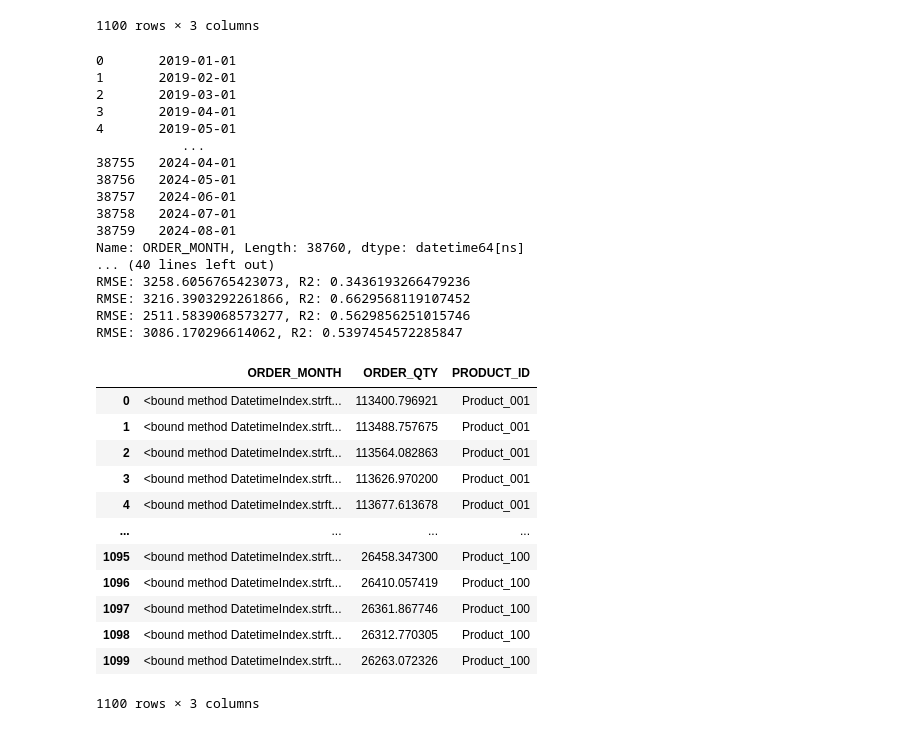
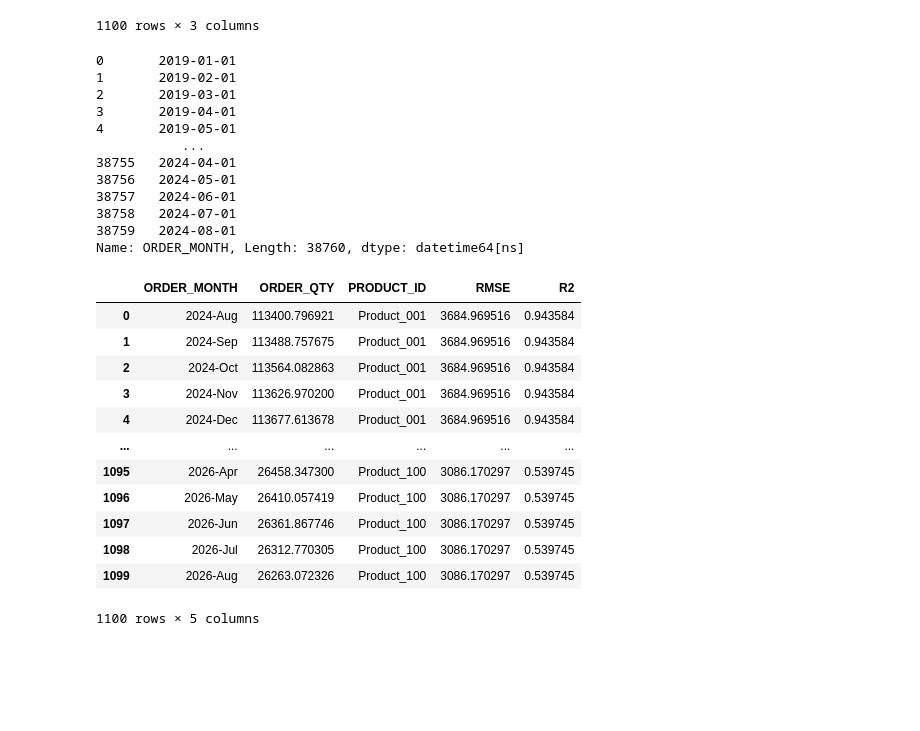
Before and after one commit to diptibhunde/ManufacturingRepo, a Jupyter notebook: Saiteja/testing/Final_Linear_Regression.ipynb, the cells around one changed output. Cells and saved outputs as stored; diff of their text form; code cells hidden in the pictures; blank space fills up the shorter version.

```diff
--- a/Saiteja/testing/Final_Linear_Regression.ipynb
+++ b/Saiteja/testing/Final_Linear_Regression.ipynb
@@ -908,8 +908,8 @@ def forecast_for_product(product_df, num_lags=6, forecast_periods=25):
     r2 = r2_score(y_test, y_pred)
 
     # Forecast for the next 25 months
-    # Create a new DataFrame for future months (last day of the month)
-    future_months = pd.date_range(product_df['ORDER_MONTH'].max(), periods=forecast_periods, freq='M')
+    # Create a new DataFrame for future months (start of the month)
+    future_months = pd.date_range(product_df['ORDER_MONTH'].max(), periods=forecast_periods, freq='MS')
 
     # Initialize the last known lag values, UNIT_PRICE, LEAD_TIME_IN_WEEKS, and ORDER_MONTH_ORDINAL
     last_lags = list(product_df[lag_columns].iloc[-1])
@@ -938,63 +938,57 @@ def forecast_for_product(product_df, num_lags=6, forecast_periods=25):
         last_lags = [future_pred] + last_lags[:-1]  # Shift the lags with the new prediction
 
     # Format future_months as 'YYYY-MMM' (e.g., '2024-Aug')
-    future_months_formatted = future_months.strftime
+    future_months_formatted = future_months.strftime('%Y-%b')
 
     # Create a DataFrame for this product's future ORDER_QTY predictions
-    print(f"RMSE: {rmse}, R2: {r2}")
     future_forecast_df = pd.DataFrame({
         'ORDER_MONTH': future_months_formatted,
         'Predicted_ORDER_QTY': future_preds,
         'PRODUCT_ID': product_df['PRODUCT_ID'].iloc[0],  # Add the PRODUCT_ID to each row
-    #     'RMSE': rmse,  # Include the RMSE value for this product
-    #    'R2': r2       # Include the R² value for this product
+        'RMSE': rmse,  # Include the RMSE value for this product
+        'R2': r2       # Include the R² value for this product
     })
 
     return future_forecast_df
 
 # Initialize an empty DataFrame to store all product forecasts
 all_products_forecast_df = pd.DataFrame()
 
 # Loop over each product group by 'PRODUCT_ID'
 for product_id, product_df in df.groupby('PRODUCT_ID'):
     # Apply the forecast function for each product
     product_forecast_df = forecast_for_product(product_df)
 
     # Append the forecast for this product to the overall forecast DataFrame
     all_products_forecast_df = pd.concat([all_products_forecast_df, product_forecast_df], ignore_index=True)
 
 # Rename the columns
 all_products_forecast_df.rename(columns={'Predicted_ORDER_QTY': 'ORDER_QTY'}, inplace=True)
 
 all_products_forecast_df
 # %% [output]
 0       2019-01-01
 1       2019-02-01
 2       2019-03-01
 3       2019-04-01
 4       2019-05-01
            ...
 38755   2024-04-01
 38756   2024-05-01
 38757   2024-06-01
 38758   2024-07-01
 38759   2024-08-01
 Name: ORDER_MONTH, Length: 38760, dtype: datetime64[ns]
-... (40 lines left out)
-RMSE: 3258.6056765423073, R2: 0.3436193266479236
-RMSE: 3216.3903292261866, R2: 0.6629568119107452
-RMSE: 2511.5839068573277, R2: 0.5629856251015746
-RMSE: 3086.170296614062, R2: 0.5397454572285847
-|  | ORDER_MONTH | ORDER_QTY | PRODUCT_ID |
-| 0 | <bound method DatetimeIndex.strft... | 113400.796921 | Product_001 |
-| 1 | <bound method DatetimeIndex.strft... | 113488.757675 | Product_001 |
-| 2 | <bound method DatetimeIndex.strft... | 113564.082863 | Product_001 |
-| 3 | <bound method DatetimeIndex.strft... | 113626.970200 | Product_001 |
-| 4 | <bound method DatetimeIndex.strft... | 113677.613678 | Product_001 |
-| ... | ... | ... | ... |
-| 1095 | <bound method DatetimeIndex.strft... | 26458.347300 | Product_100 |
-| 1096 | <bound method DatetimeIndex.strft... | 26410.057419 | Product_100 |
-| 1097 | <bound method DatetimeIndex.strft... | 26361.867746 | Product_100 |
-| 1098 | <bound method DatetimeIndex.strft... | 26312.770305 | Product_100 |
-| 1099 | <bound method DatetimeIndex.strft... | 26263.072326 | Product_100 |
+|  | ORDER_MONTH | ORDER_QTY | PRODUCT_ID | RMSE | R2 |
+| 0 | 2024-Aug | 113400.796921 | Product_001 | 3684.969516 | 0.943584 |
+| 1 | 2024-Sep | 113488.757675 | Product_001 | 3684.969516 | 0.943584 |
+| 2 | 2024-Oct | 113564.082863 | Product_001 | 3684.969516 | 0.943584 |
+| 3 | 2024-Nov | 113626.970200 | Product_001 | 3684.969516 | 0.943584 |
+| 4 | 2024-Dec | 113677.613678 | Product_001 | 3684.969516 | 0.943584 |
+| ... | ... | ... | ... | ... | ... |
+| 1095 | 2026-Apr | 26458.347300 | Product_100 | 3086.170297 | 0.539745 |
+| 1096 | 2026-May | 26410.057419 | Product_100 | 3086.170297 | 0.539745 |
+| 1097 | 2026-Jun | 26361.867746 | Product_100 | 3086.170297 | 0.539745 |
+| 1098 | 2026-Jul | 26312.770305 | Product_100 | 3086.170297 | 0.539745 |
+| 1099 | 2026-Aug | 26263.072326 | Product_100 | 3086.170297 | 0.539745 |
-1100 rows × 3 columns
+1100 rows × 5 columns
```
